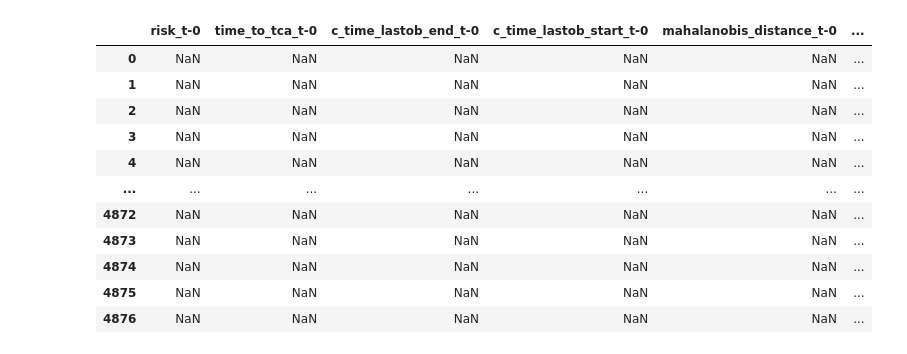
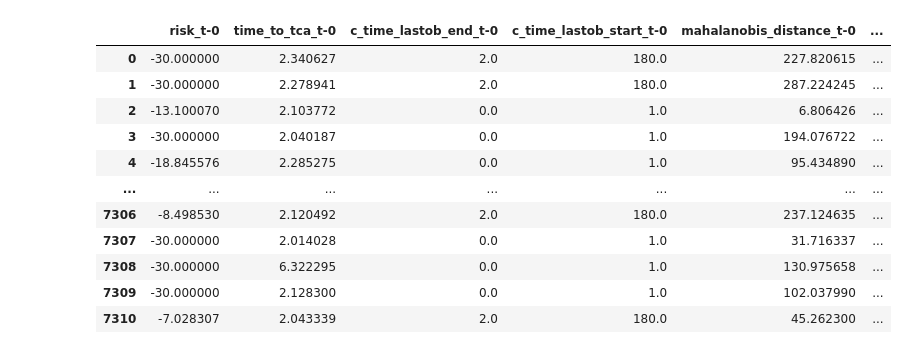
Before and after one commit to P-himaja/CosmoClean_GDSE, a Jupyter notebook: Backend/EDA.ipynb, the cells around one changed output. Cells and saved outputs as stored; diff of their text form; code cells hidden in the pictures.

```diff
--- a/Backend/EDA.ipynb
+++ b/Backend/EDA.ipynb
@@ -1,74 +1,103 @@
 # %%
+import pandas as pd
+pd.set_option('display.max_columns', None)
+pd.set_option('display.max_rows', 100)
 import numpy as np
-import pandas as pd
-from matplotlib import pyplot  as plt
+import matplotlib.pyplot as plt
 import seaborn as sns
-from sklearn.preprocessing import MinMaxScaler, StandardScaler
+from sklearn.preprocessing import StandardScaler, MinMaxScaler
+%matplotlib inline
 # %%
 df = pd.read_csv("train_data.csv")
+timestep = 1 #from 1 to 23 (17 with the current NaN strategy)
+scaling = False #NOT WORKING YET
 X_scaler = MinMaxScaler()
-Y_scaler = MinMaxScaler()
-timestep = 1
-scaling = False
+y_scaler = MinMaxScaler()
 selected_features = ["risk", "time_to_tca","c_time_lastob_end",
             "c_time_lastob_start", "mahalanobis_distance",
             "max_risk_estimate", "max_risk_scaling",
             "miss_distance", "c_sigma_t", "relative_velocity_t",
-            "event_length" , "c_actual_od_span", "c_recommended_od_span", "relative_position_t","mission_id", "c_object_type"]
+            "event_length" , "c_actual_od_span", "c_recommended_od_span"
+           ]
 # %%
-scaling = False
+#Dropping first the empty column and then rows with NaNs
+df = df.drop("c_rcs_estimate", axis=1)
 df = df.dropna(how='any')
+
+#Filtering events with len=1 or min_tca > 2 or max_tca < 2
 def conditions(event):
     x = event["time_to_tca"].values
-    return ((x.min()<3.0) & (x.max()>3.0))
+    return ((x.min()<2.0) & (x.max()>2.0))
+
 df = df.groupby('event_id').filter(conditions)
-y = df.groupby(['event_id'])['risk'].apply(lambda x: x.iloc[-1]).values.reshape(-1,1)
+
+#Getting y as 1D-array
+y = df.groupby(["event_id"])["risk"].apply(lambda x: x.iloc[-1]).values.reshape(-1, 1)
+
+#Scaling y
 if(scaling):
-    _ = Y_scaler.fit(df['risk'].values.reshape(-1,1))
-    y = Y_scaler.transform(y)
+    _ = y_scaler.fit(df["risk"].values.reshape(-1, 1)) #using the whole risk feature to scale the target 'y'
+    y = y_scaler.transform(y)
 
-df = df.loc[df['time_to_tca']>3.0]
-df['event_length']=df.groupby('event_id')['event_id'].transform('count')
-if scaling:
+#Getting X as df (dropping rows with tca < 2)
+df = df.loc[df["time_to_tca"]>2]
+
+#Adding feature 'event_length' for counting how many instances each event has
+df["event_length"] = df.groupby('event_id')['event_id'].transform('count')
+
+#Scaling X
+if(scaling):
     df = pd.DataFrame(X_scaler.fit_transform(df), columns=df.columns)
 
+#Shifting features
 features = list(df.columns)
-X = pd.DataFrame(df)
+X = pd.DataFrame()
+
 for feature in features:
     for i in range(timestep-1,-1,-1):
-        X[feature+"_t-"+str(i)] = df[feature].shift(i)
-        X = X.groupby('event_id_t-0').apply(lambda x: x.iloc[-1])
-        X = X.reset_index(drop=True)
+        X[feature+'_t-'+str(i)] = df[feature].shift(i)
+
+#Getting last row -> getting one row per event
+X = X.groupby(["event_id_t-0"]).apply(lambda x: x.iloc[-1])
+X = X.reset_index(drop=True)
+
+#Deleting rows with more than one event_id
 for i in range(timestep):
-    X = X.loc[X["event_id_t-"+str(i)] == X["event_id_t-0"]]
+    X = X.loc[X["event_id_t-0"]==X["event_id_t-"+str(i)]]
 
+#Dropping y values not included in X due to last condition
 y = np.take(y, X.index)
-y = y.reshape(-1,1)
+y = y.reshape(-1, 1)
 
-event_features = [features for features in list(X.columns) if features.startswith("event_id_t-")]
+#Deleting event_id features
+event_features = [feature for feature in list(X.columns) if feature.startswith('event_id_t-')]
 X = X.drop(event_features, axis=1)
 
+#adding targe feature to risk target
 shifted_features = []
+selected_features.append("mission_id")
+selected_features.append("c_object_type")
 
 for feature in selected_features:
-    for i in range(timestep):
-        shifted_features.append(feature+"_t-"+str(i))
+    for shift in range(timestep):
+        shifted_features.append(feature+"_t-"+str(shift))
+
 X = X[shifted_features]
 X["target_risk"] = y
 df = X
 df["mission_id_t-0"] = df["mission_id_t-0"].astype('category')
 df["c_object_type_t-0"] = df["c_object_type_t-0"].astype('category')
 df
 # %% [output]
 |  | risk_t-0 | time_to_tca_t-0 | c_time_lastob_end_t-0 | c_time_lastob_start_t-0 | mahalanobis_distance_t-0 | ... |
-| 0 | NaN | NaN | NaN | NaN | NaN | ... |
-| 1 | NaN | NaN | NaN | NaN | NaN | ... |
-| 2 | NaN | NaN | NaN | NaN | NaN | ... |
-| 3 | NaN | NaN | NaN | NaN | NaN | ... |
-| 4 | NaN | NaN | NaN | NaN | NaN | ... |
+| 0 | -30.000000 | 2.340627 | 2.0 | 180.0 | 227.820615 | ... |
+| 1 | -30.000000 | 2.278941 | 2.0 | 180.0 | 287.224245 | ... |
+| 2 | -13.100070 | 2.103772 | 0.0 | 1.0 | 6.806426 | ... |
+| 3 | -30.000000 | 2.040187 | 0.0 | 1.0 | 194.076722 | ... |
+| 4 | -18.845576 | 2.285275 | 0.0 | 1.0 | 95.434890 | ... |
 | ... | ... | ... | ... | ... | ... | ... |
-| 4872 | NaN | NaN | NaN | NaN | NaN | ... |
-| 4873 | NaN | NaN | NaN | NaN | NaN | ... |
-| 4874 | NaN | NaN | NaN | NaN | NaN | ... |
-| 4875 | NaN | NaN | NaN | NaN | NaN | ... |
-| 4876 | NaN | NaN | NaN | NaN | NaN | ... |
+| 7306 | -8.498530 | 2.120492 | 2.0 | 180.0 | 237.124635 | ... |
+| 7307 | -30.000000 | 2.014028 | 0.0 | 1.0 | 31.716337 | ... |
+| 7308 | -30.000000 | 6.322295 | 0.0 | 1.0 | 130.975658 | ... |
+| 7309 | -30.000000 | 2.128300 | 0.0 | 1.0 | 102.037990 | ... |
+| 7310 | -7.028307 | 2.043339 | 2.0 | 180.0 | 45.262300 | ... |
```
Also changed, not shown: parts of 7 cells of this notebook, 7 other files.
